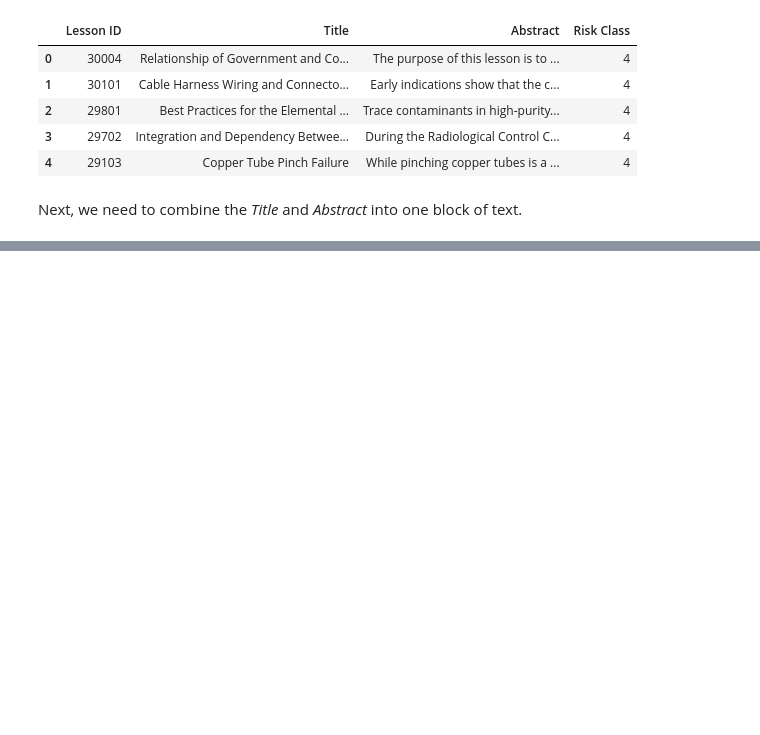
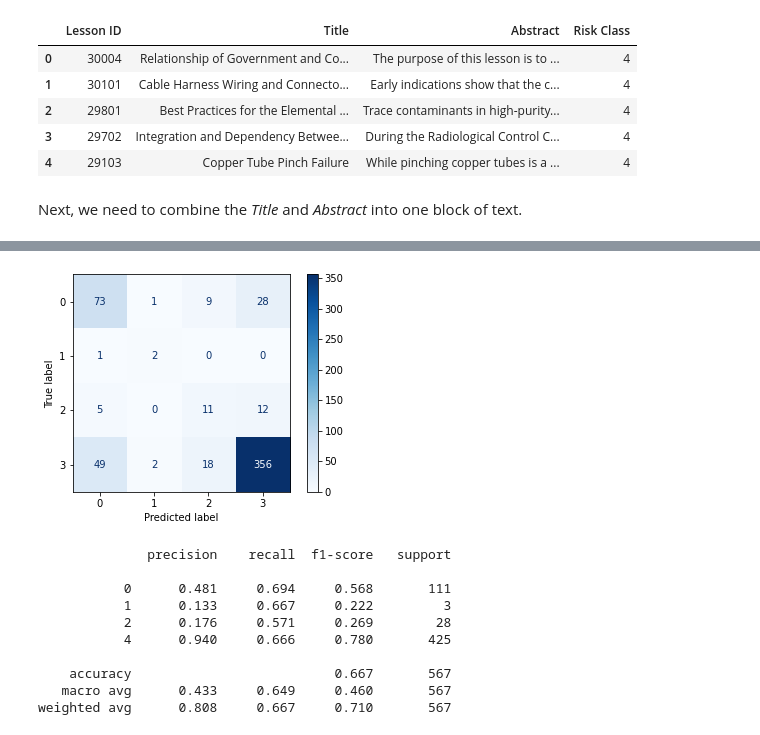
Before and after one commit to ainesh1993/riskyspacebusiness, a Jupyter notebook: notebooks/ModelRiskClass.ipynb, the cells around one changed output, grey strips where cells are left out. Cells and saved outputs as stored; diff of their text form; code cells hidden in the pictures; blank space fills up the shorter version.

```diff
--- a/notebooks/ModelRiskClass.ipynb
+++ b/notebooks/ModelRiskClass.ipynb
@@ -437,0 +541,7 @@ df_master.iloc[:,3:].nunique()
+# %%
+best_lgb, lgb_pred, lgb_cm, lgb_metrics = model_lgbmclassifier_tuned(X_train, y_train, X_test, y_test)
+
+# display the confusion matrix for the logistic regression model
+dist = ConfusionMatrixDisplay(confusion_matrix=lgb_cm).plot(cmap=plt.cm.Blues)
+plt.show()
+print(lgb_metrics)
@@ -437,0 +566,7 @@ df_master.iloc[:,3:].nunique()
+# %%
+best_knn, knn_pred, knn_cm, knn_metrics = model_knnclassifier_tuned(X_train, y_train, X_test, y_test)
+
+# display the confusion matrix for the logistic regression model
+dist = ConfusionMatrixDisplay(confusion_matrix=knn_cm).plot(cmap=plt.cm.Blues)
+plt.show()
+print(knn_metrics)
@@ -437,0 +618,26 @@ df_master.iloc[:,3:].nunique()
+# %%
+# create a custom ensemble of all of the above methods
+df_pred = pd.DataFrame([lm_pred, rfc_pred, lgb_pred, knn_pred, gnb_pred]).T
+pred = df_pred.apply(statistics.mode, axis=1)
+
+# creating a confusion matrix
+cm = confusion_matrix(y_test, pred)
+
+# track other related model performance metrics
+metrics = classification_report(y_test, pred, digits=3)
+
+dist = ConfusionMatrixDisplay(confusion_matrix=cm).plot(cmap=plt.cm.Blues)
+plt.show()
+print(metrics)
+# %% [output]
+[figure, added]
+              precision    recall  f1-score   support
+
+           0      0.481     0.694     0.568       111
+           1      0.133     0.667     0.222         3
+           2      0.176     0.571     0.269        28
+           4      0.940     0.666     0.780       425
+
+    accuracy                          0.667       567
+   macro avg      0.433     0.649     0.460       567
+weighted avg      0.808     0.667     0.710       567
```
Also changed, not shown: parts of 82 cells of this notebook, 6 other files.
